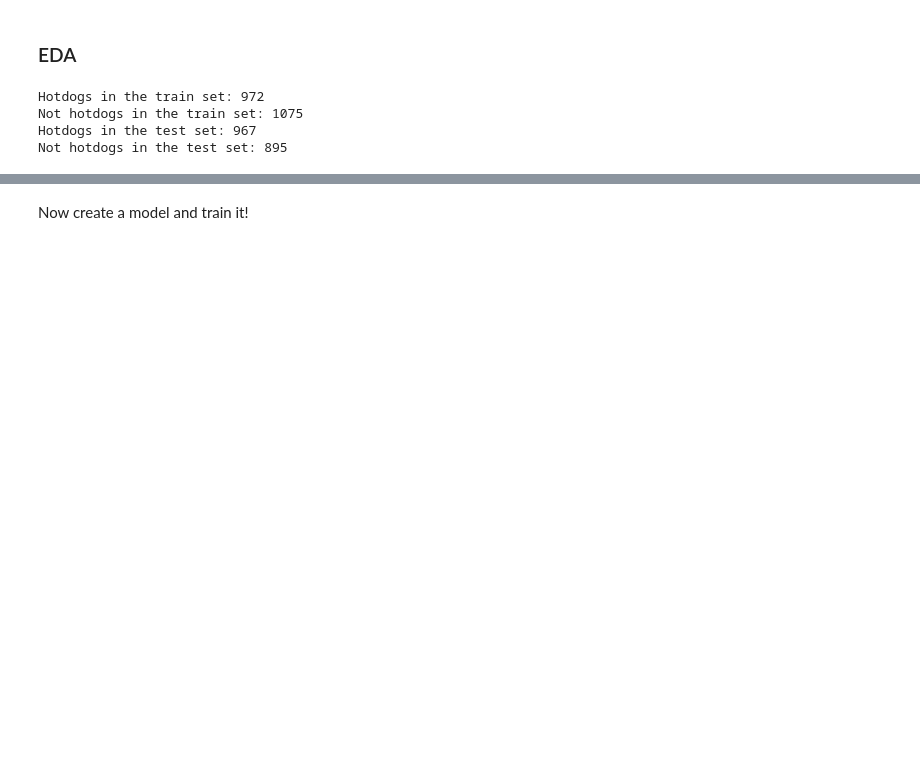
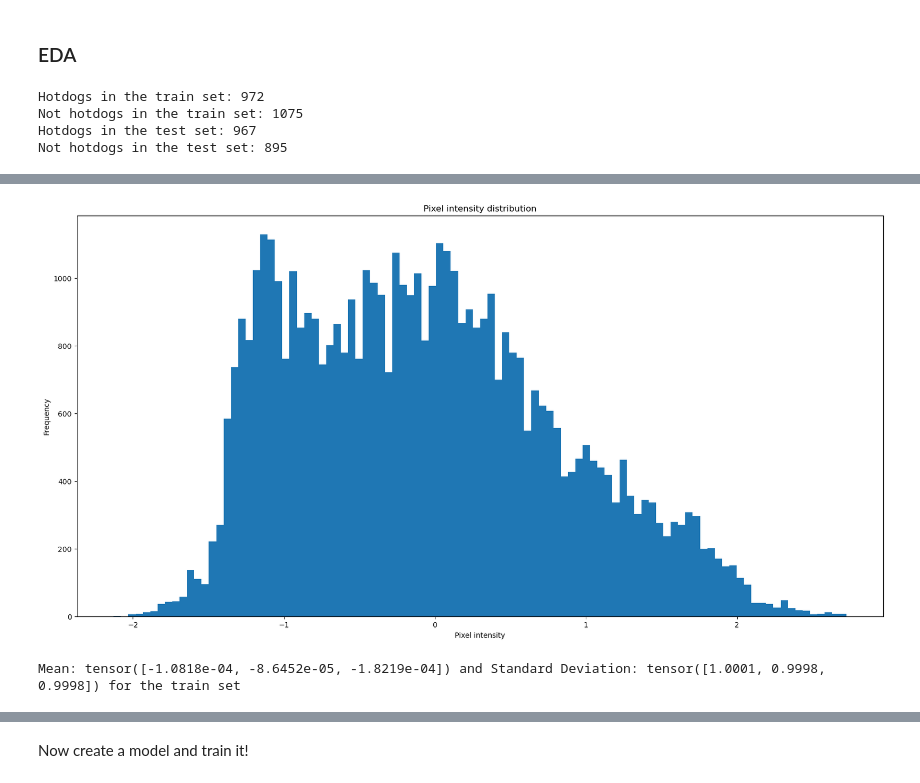
Before and after one commit to GermanButtiero/hotdogs, a Jupyter notebook: IDLCV_Exercise_1_4_hotdog.ipynb, the cells around one changed output, grey strips where cells are left out. Drawn from its saved outputs; the diff is of its cells as text; code cells hidden in the pictures; blank space fills up the shorter version.

```diff
--- a/IDLCV_Exercise_1_4_hotdog.ipynb
+++ b/IDLCV_Exercise_1_4_hotdog.ipynb
@@ -107,0 +135,10 @@ plt.show()
+# %%
+# plot pixel intensity distribution
+plt.figure(figsize=(20,10))
+plt.hist(images[0].numpy().flatten(), bins=100)
+plt.title('Pixel intensity distribution')
+plt.xlabel('Pixel intensity')
+plt.ylabel('Frequency')
+plt.show()
+# %% [output]
+[figure, added]
@@ -107,0 +156,9 @@ plt.show()
+# %%
+mean /= nb_samples
+std /= nb_samples
+print(f'Mean: {mean} and Standard Deviation: {std} for the train set')
+
+# Mean: tensor([0.5226, 0.4412, 0.3585]) and Standard Deviation: tensor([0.2253, 0.2294, 0.2339]) for the train set
+# so we normalise the data with these values in the transforms
+# %% [output]
+Mean: tensor([-1.0818e-04, -8.6452e-05, -1.8219e-04]) and Standard Deviation: tensor([1.0001, 0.9998, 0.9998]) for the train set
```
Also changed, not shown: parts of 17 cells of this notebook.
